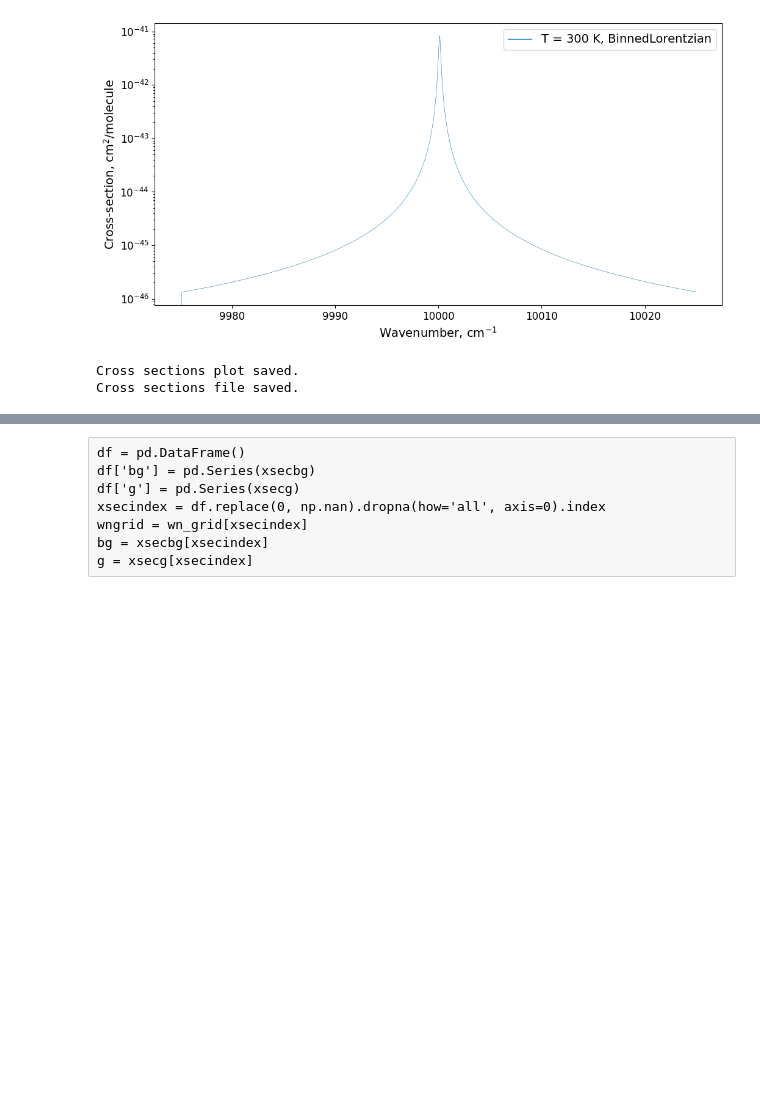
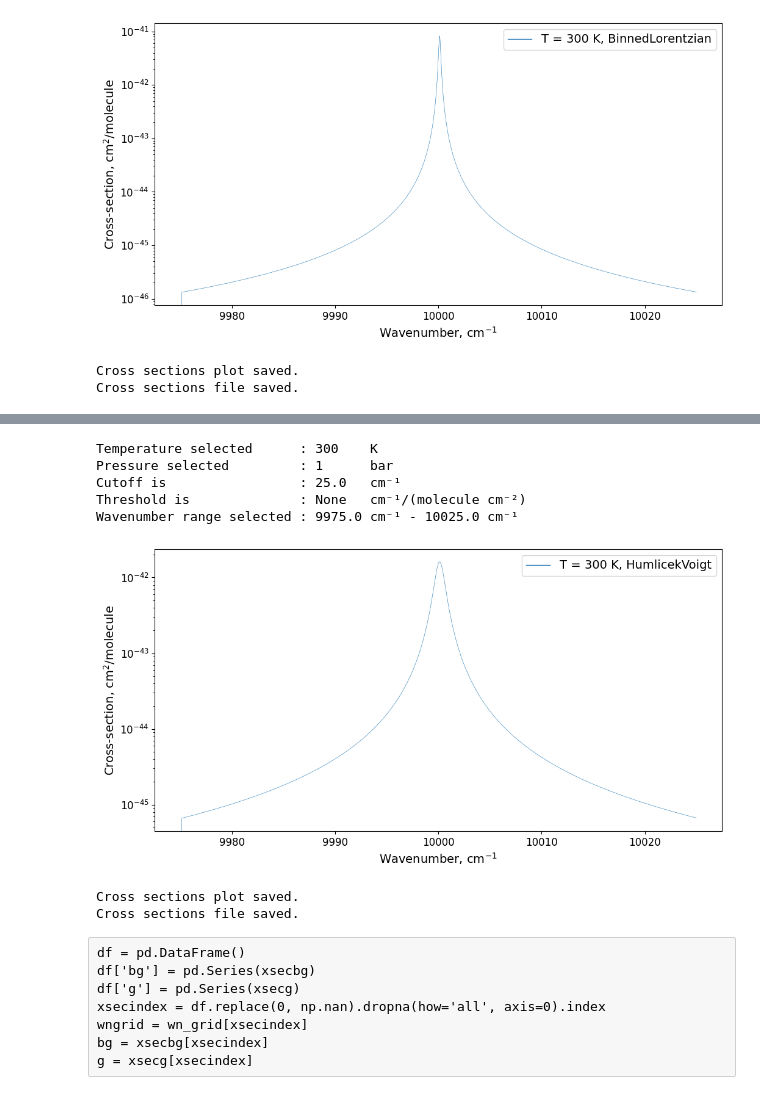
Before and after one commit to Beryl-Jingxin/PyExoCross-ing, a Jupyter notebook: pyexocross.ipynb, the cells around one changed output, grey strips where cells are left out. Cells and saved outputs as stored; diff of their text form; code cells hidden in the pictures; blank space fills up the shorter version.

```diff
--- a/pyexocross.ipynb
+++ b/pyexocross.ipynb
@@ -2442,5 +2312,17 @@ Wavenumber range selected : 9975.0 cm⁻¹ - 10025.0 cm⁻¹
 Cross sections plot saved.
 Cross sections file saved.
+# %%
+xsechv = cross_section_HumlicekVoigt(wn_grid, v, alpha, gamma, coef, cutoff, threshold)
+plot_xsec(wn_grid, xsechv, database, 'HumlicekVoigt')
+# %% [output]
+Temperature selected      : 300    K
+Pressure selected         : 1      bar
+Cutoff is                 : 25.0   cm⁻¹
+Threshold is              : None   cm⁻¹/(molecule cm⁻²)
+Wavenumber range selected : 9975.0 cm⁻¹ - 10025.0 cm⁻¹
+[figure, added]
+Cross sections plot saved.
+Cross sections file saved.
 # %% [raw]
 df = pd.DataFrame()
 df['bg'] = pd.Series(xsecbg)
```
Also changed, not shown: parts of 37 cells of this notebook, 3 other files.
